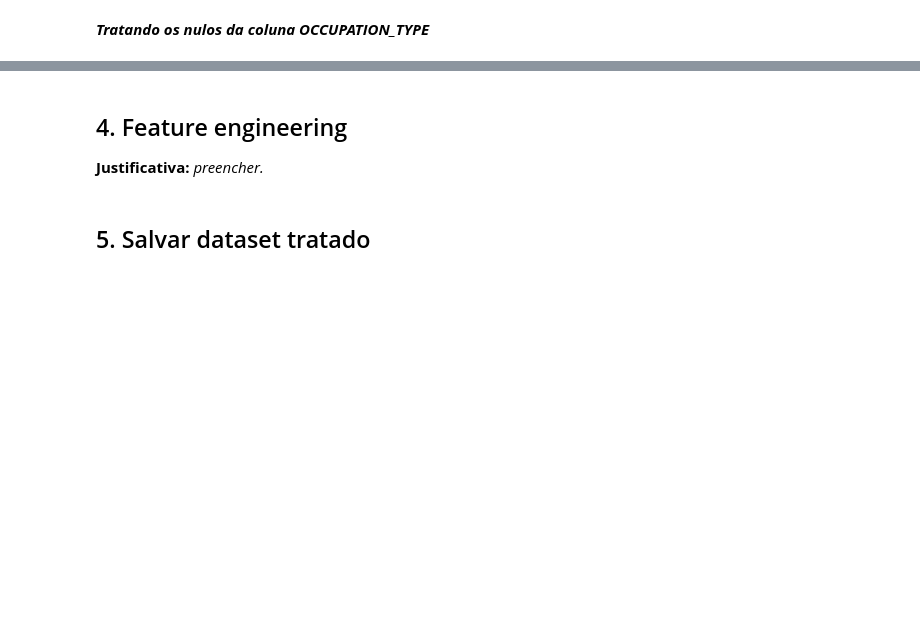
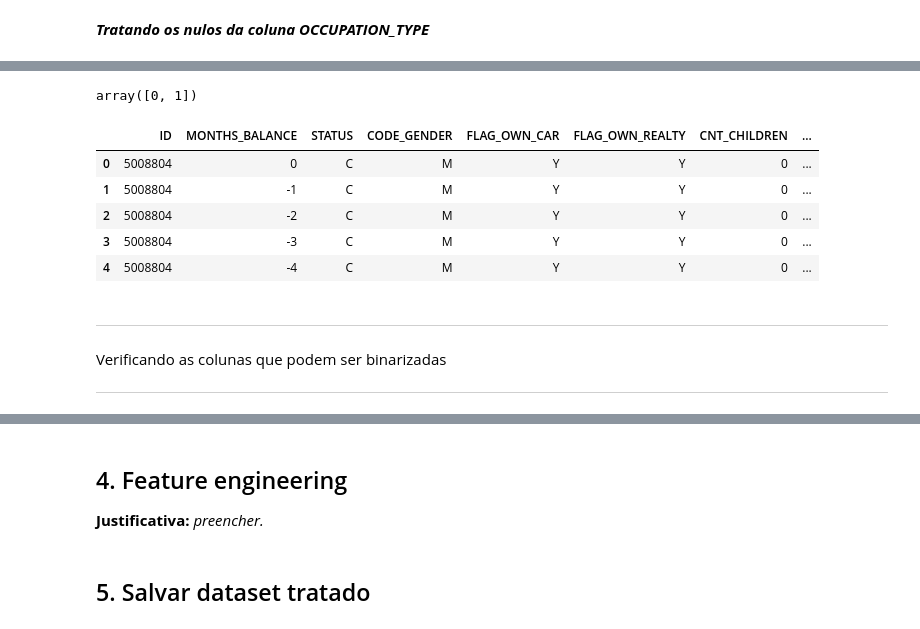
Before and after one commit to dianafismed/postech-tech-challenge-fase2, a Jupyter notebook: notebooks/02_preprocessamento.ipynb, the cells around one changed output, grey strips where cells are left out. Drawn from its saved outputs; the diff is of its cells as text; code cells hidden in the pictures; blank space fills up the shorter version.

```diff
--- a/notebooks/02_preprocessamento.ipynb
+++ b/notebooks/02_preprocessamento.ipynb
@@ -124,5 +82,0 @@ Se você estiver criando um modelo estatístico, regra de negócio ou algoritmo
-# %%
-# Modificando os valores das colunas FLAG_OWN_CAR e FLAG_OWN_REALTY por 0 e 1, para facilitar o processamento dos dados.
-
-df.FLAG_OWN_CAR = df.FLAG_OWN_CAR.apply(lambda x: 1 if x == 'Y' else 0)
-df.FLAG_OWN_REALTY = df.FLAG_OWN_REALTY.apply(lambda x: 1 if x == 'Y' else 0)
@@ -128,0 +89,5 @@ df.FLAG_OWN_REALTY = df.FLAG_OWN_REALTY.apply(lambda x: 1 if x == 'Y' else 0)
+# %%
+# Agrupando df por cliente
+
+cliente = df.groupby('ID')['STATUS'].sum().reset_index()
+cliente.head()
@@ -128,0 +109,28 @@ df.FLAG_OWN_REALTY = df.FLAG_OWN_REALTY.apply(lambda x: 1 if x == 'Y' else 0)
+# %%
+# Separando o status que identifica ma pagador (>=60 dias de atraso)
+bad_status = {'2', '3', '4', '5'}
+# %%
+# Criando de uma coluna chamada COMPLIANCE que será preenchida com 0 ou 1
+cliente['COMPLIANCE'] = cliente.STATUS.apply(lambda s: 1 if any(char in bad_status for char in str(s)) else 0)
+
+# Excluindo da coluna STATUS, que não será mais utilizada
+cliente.drop(columns='STATUS', inplace=True)
+
+cliente.COMPLIANCE.unique()
+# %% [output]
+array([0, 1])
+# %%
+# Juntando os 2 dataframes
+df = pd.merge(df, cliente, on='ID', how='inner')
+df.head()
+# %% [output]
+|  | ID | MONTHS_BALANCE | STATUS | CODE_GENDER | FLAG_OWN_CAR | FLAG_OWN_REALTY | CNT_CHILDREN | ... |
+| 0 | 5008804 | 0 | C | M | Y | Y | 0 | ... |
+| 1 | 5008804 | -1 | C | M | Y | Y | 0 | ... |
+| 2 | 5008804 | -2 | C | M | Y | Y | 0 | ... |
+| 3 | 5008804 | -3 | C | M | Y | Y | 0 | ... |
+| 4 | 5008804 | -4 | C | M | Y | Y | 0 | ... |
+# %% [markdown]
+__________
+Verificando as colunas que podem ser binarizadas
+_____
```
Also changed, not shown: parts of 29 cells of this notebook, 1 other file.
